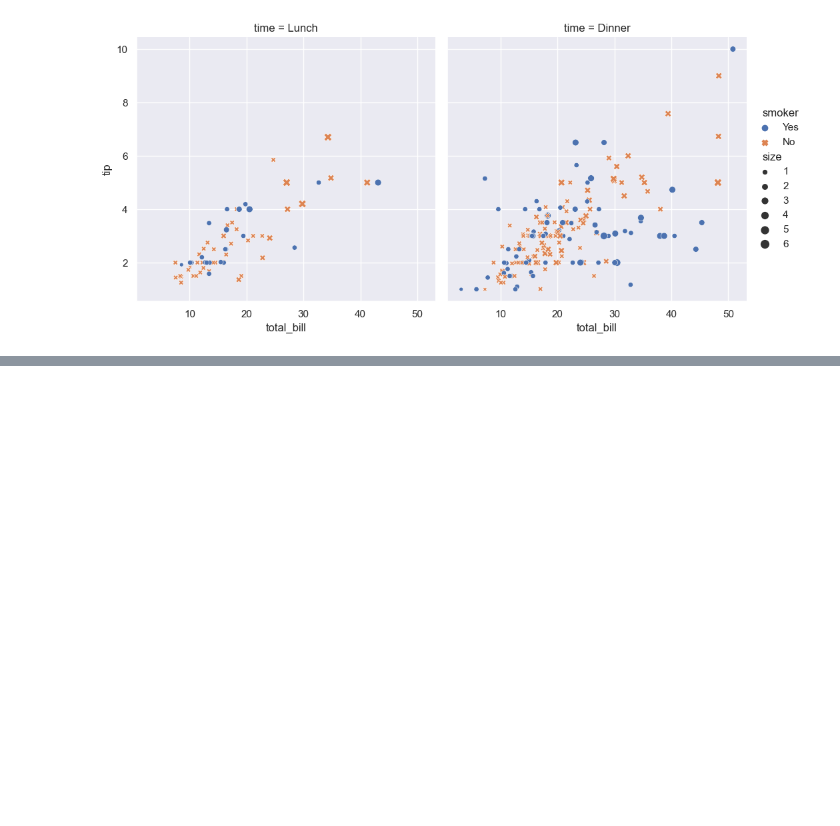
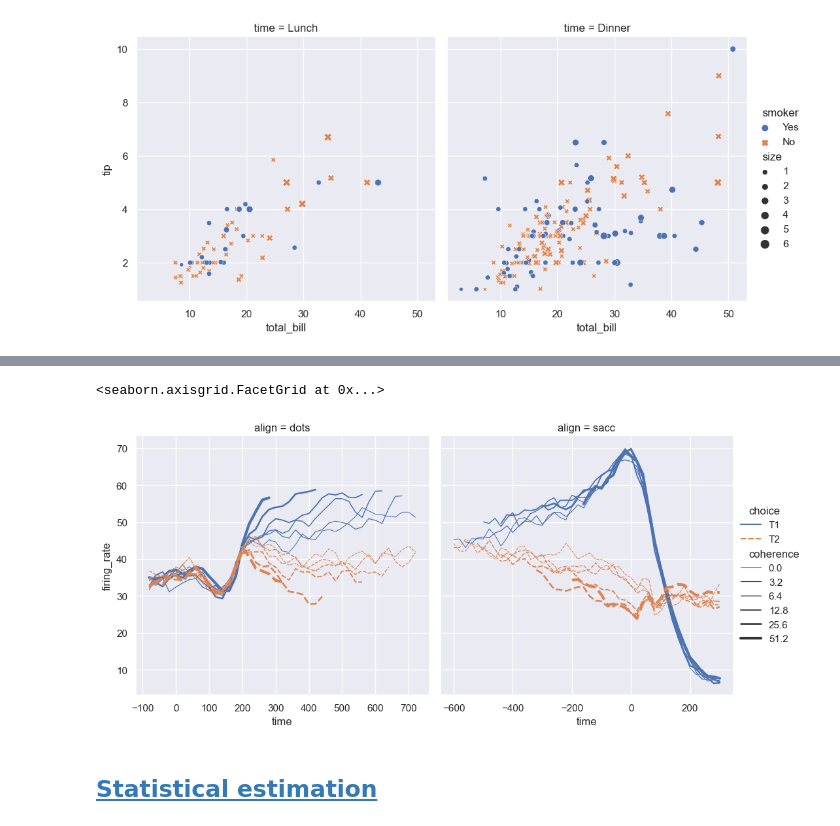
Before and after one commit to ryu1kn/sandbox--seaborn, a Jupyter notebook: an-introduction-to-seaborn.ipynb, the cells around one changed output, grey strips where cells are left out. Cells and saved outputs as stored; diff of their text form; code cells hidden in the pictures; blank space fills up the shorter version.

Commit message:
Completed the first tutorial chapter

```diff
--- a/an-introduction-to-seaborn.ipynb
+++ b/an-introduction-to-seaborn.ipynb
@@ -29,0 +34,3 @@ sns.relplot(
+# %%
+dots = sns.load_dataset("dots")
+dots.head(10)
@@ -29,0 +49,12 @@ sns.relplot(
+# %%
+sns.relplot(
+    data=dots, kind="line",
+    x="time", y="firing_rate", col="align",
+    hue="choice", size="coherence", style="choice",
+    facet_kws=dict(sharex=False),
+)
+# %% [output]
+<seaborn.axisgrid.FacetGrid at 0x...>
+[figure, added]
+# %% [markdown]
+## [Statistical estimation](https://seaborn.pydata.org/tutorial/introduction.html#statistical-estimation)
```
Also changed, not shown: parts of 25 cells of this notebook.
